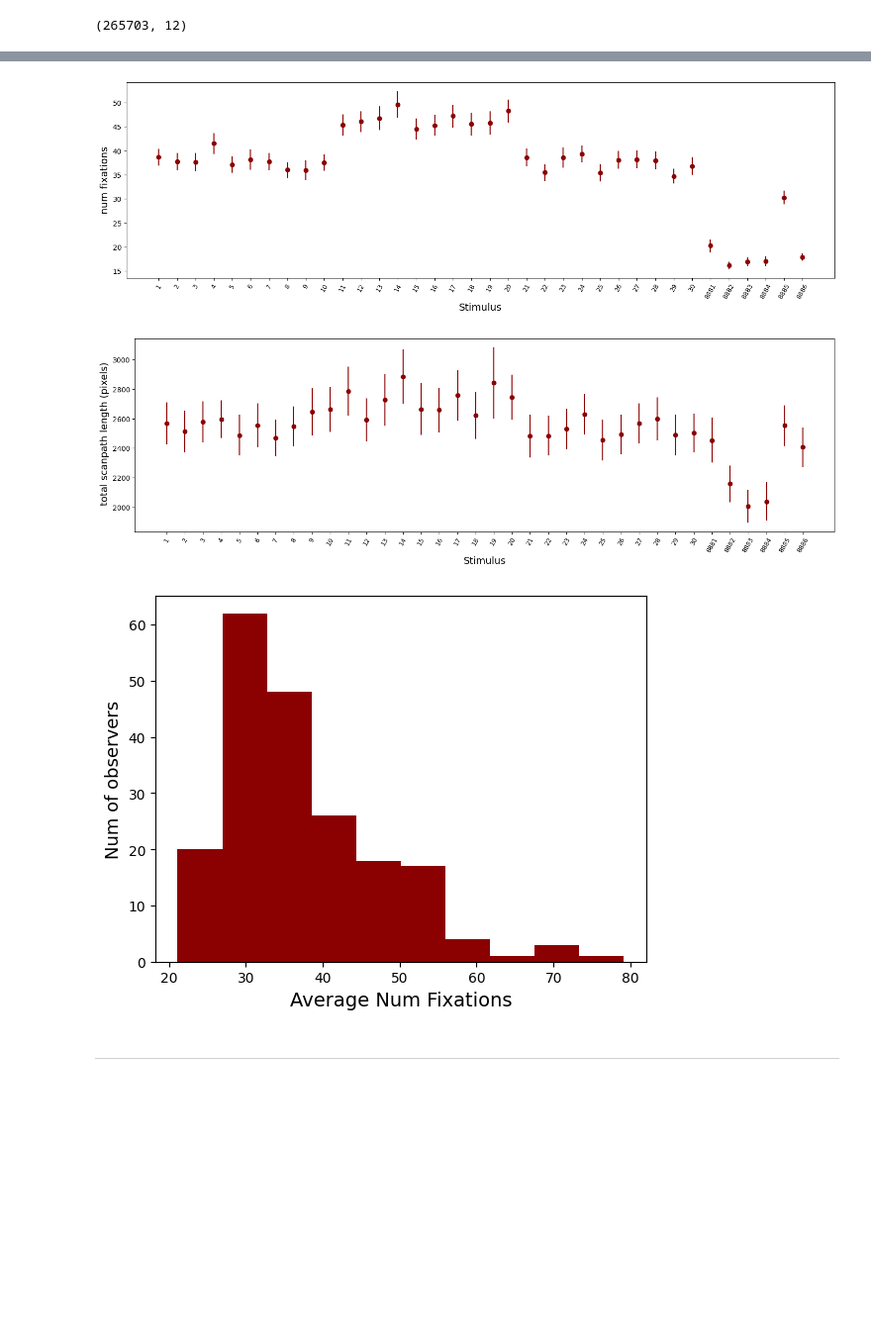
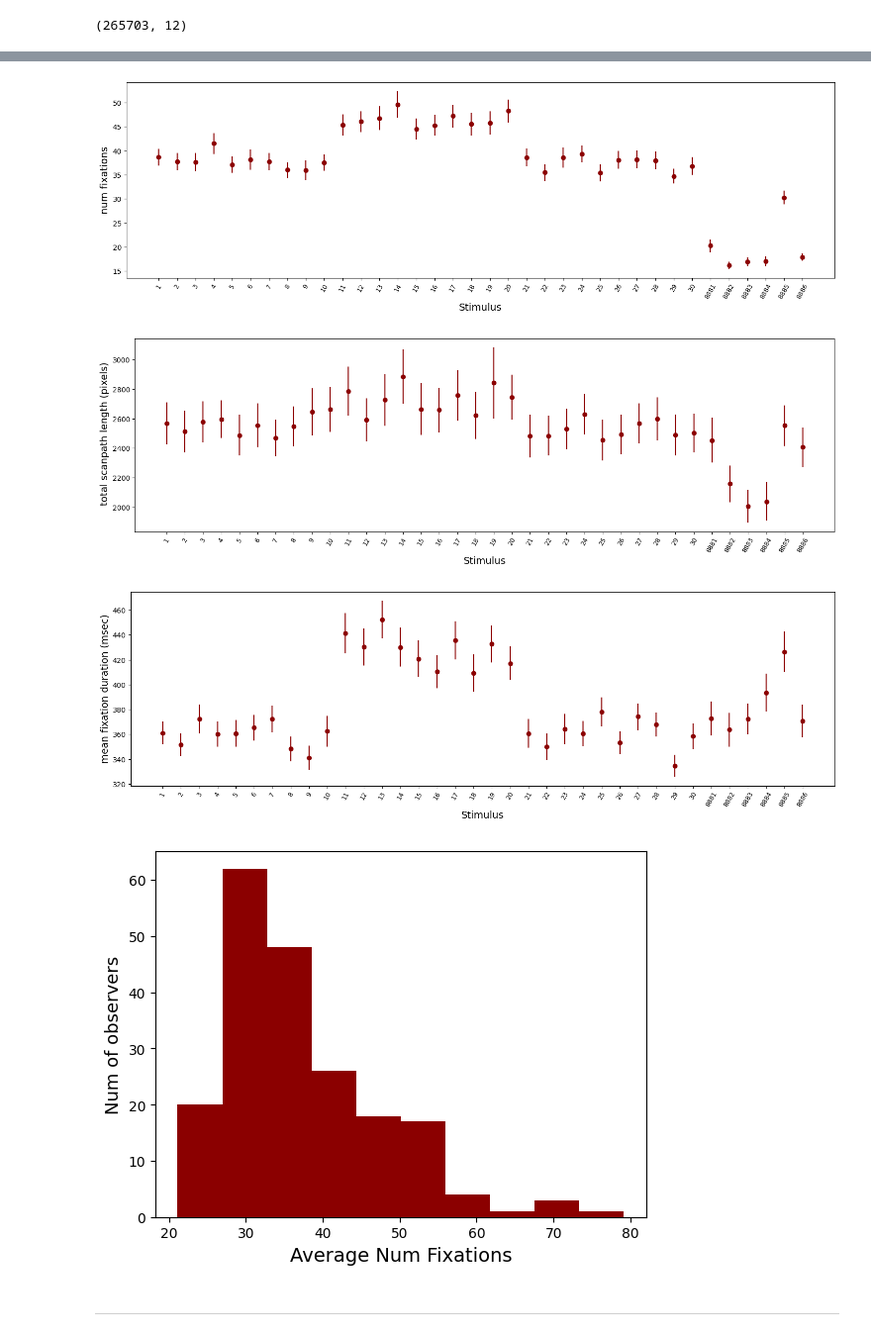
Before and after one commit to nicofilippucci/PyEyeSim, a Jupyter notebook: Notebooks/GrazDataVisualization.ipynb, the cells around one changed output, grey strips where cells are left out. Shown at 99% size. Cells and saved outputs as stored; diff of their text form; code cells hidden in the pictures; blank space fills up the shorter version.

```diff
--- a/Notebooks/GrazDataVisualization.ipynb
+++ b/Notebooks/GrazDataVisualization.ipynb
@@ -20,7 +23,7 @@ sizeX,sizeY=1280, 960
 
 DyslexiaDat=EyeData(FixData,sizeX,sizeY)
 DyslexiaDat.DataInfo(mean_x='fix_x',mean_y='fix_y',FixDuration='duration_ms',Stimulus='stimulus',subjectID='subject')
-DyslexiaDat.RunDescriptiveFix(Visual=1)
+DyslexiaDat.RunDescriptiveFix(Visual=1, duration=1)
 # %% [output]
 dataset size:  (265703, 12)
 presentation size:  x= 1280 pixels y= 960  pixels
@@ -47,29 +50,30 @@ fixation duration not asked for
 Num of trials with zero fixations: 0
 Num valid trials  7171
 Mean X location:  476.8  +/-  91.6  pixels
 Mean Y location:  465.5  +/-  64.9  pixels
 Mean saccade  amplitude:  81.1  +/-  20.0  pixels
 Mean scanpath  length:  2549.3  +/-  649.7  pixels
 (array([   1,    2,    3,    4,    5,    6,    7,    8,    9,   10,   11,
           12,   13,   14,   15,   16,   17,   18,   19,   20,   21,   22,
           23,   24,   25,   26,   27,   28,   29,   30, 8881, 8882, 8883,
         8884, 8885, 8886], dtype=int64),
  array(['21418', '21422', '21463', '21468', '21469', '21474', '21480',
         '21498', '21513', '21522', '21526', '21531', '21568', '21629',
         '21630', '21636', '21641', '21653', '21658', '21667', '21680',
         '21683', '21685', '21699', '21706', '21735', '21774', '21811',
         '21819', '21820', '21862', '21878', '21889', '21927', '21930',
         '21939', '21946', '22018', '22036', '22108', '22109', '22127',
         '22129', '22138', '22149', '22168', '22174', '22180', '22181',
         '22186', '22204', '22214', '22219', '22228', '22234', '22239',
 ... (15 lines left out)
         'P266', 'P268', 'P270', 'P271', 'P275', 'P290', 'P291', 'P292',
         'P293', 'P294', 'P296', 'P30', 'P31', 'P32', 'P35', 'P36', 'P37',
         'P39', 'P41', 'P45', 'P46', 'P54', 'P63', 'P81', 'P84', 'P85',
         'P86', 'P88', 'P90', 'P93', 'P94', 'P98', 'P99'], dtype=object))
 [figure]
 [figure]
-[figure, old version]
+[figure, new version]
+[figure, added]
 # %% [markdown]
 ---
 # %%
```
Also changed, not shown: parts of 21 cells of this notebook, 4 other files.
